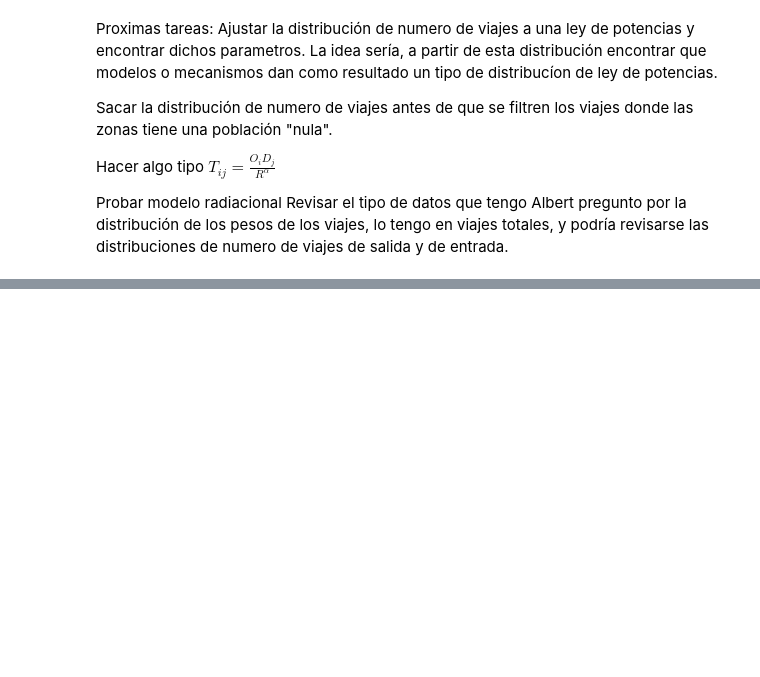
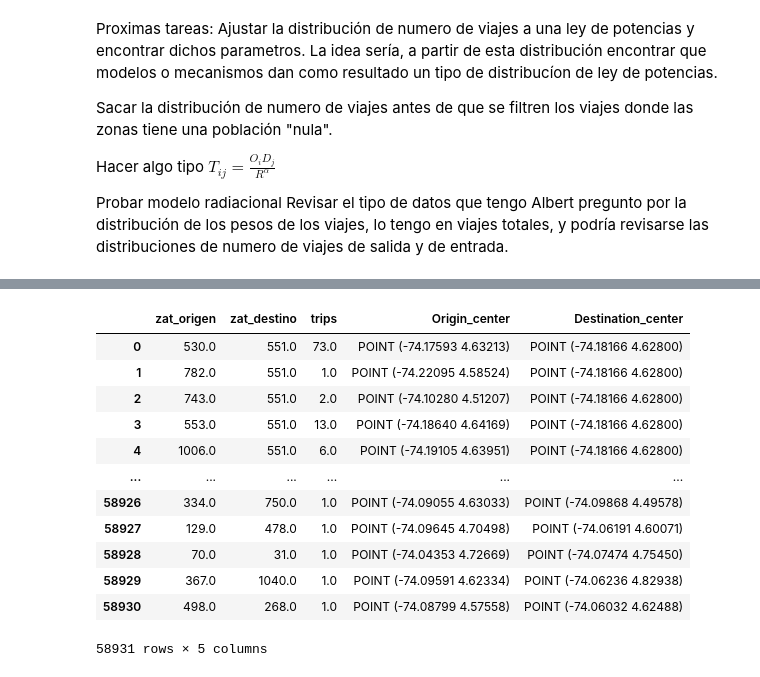
Before and after one commit to saramirezva/Mobility-Models-Bogot-, a Jupyter notebook: mobility_models.ipynb, the cells around one changed output, grey strips where cells are left out. Saved outputs shown, nothing was run; the diff lists cells and outputs as text; code cells hidden in the pictures; blank space fills up the shorter version.

```diff
--- a/mobility_models.ipynb
+++ b/mobility_models.ipynb
@@ -374,0 +496,16 @@ Albert pregunto por la distribución de los pesos de los viajes, lo tengo en via
+# %%
+num_dis_trips
+# %% [output]
+|  | zat_origen | zat_destino | trips | Origin_center | Destination_center |
+| 0 | 530.0 | 551.0 | 73.0 | POINT (-74.17593 4.63213) | POINT (-74.18166 4.62800) |
+| 1 | 782.0 | 551.0 | 1.0 | POINT (-74.22095 4.58524) | POINT (-74.18166 4.62800) |
+| 2 | 743.0 | 551.0 | 2.0 | POINT (-74.10280 4.51207) | POINT (-74.18166 4.62800) |
+| 3 | 553.0 | 551.0 | 13.0 | POINT (-74.18640 4.64169) | POINT (-74.18166 4.62800) |
+| 4 | 1006.0 | 551.0 | 6.0 | POINT (-74.19105 4.63951) | POINT (-74.18166 4.62800) |
+| ... | ... | ... | ... | ... | ... |
+| 58926 | 334.0 | 750.0 | 1.0 | POINT (-74.09055 4.63033) | POINT (-74.09868 4.49578) |
+| 58927 | 129.0 | 478.0 | 1.0 | POINT (-74.09645 4.70498) | POINT (-74.06191 4.60071) |
+| 58928 | 70.0 | 31.0 | 1.0 | POINT (-74.04353 4.72669) | POINT (-74.07474 4.75450) |
+| 58929 | 367.0 | 1040.0 | 1.0 | POINT (-74.09591 4.62334) | POINT (-74.06236 4.82938) |
+| 58930 | 498.0 | 268.0 | 1.0 | POINT (-74.08799 4.57558) | POINT (-74.06032 4.62488) |
+58931 rows × 5 columns
```
Also changed, not shown: parts of 8 cells of this notebook, 1 other file.
